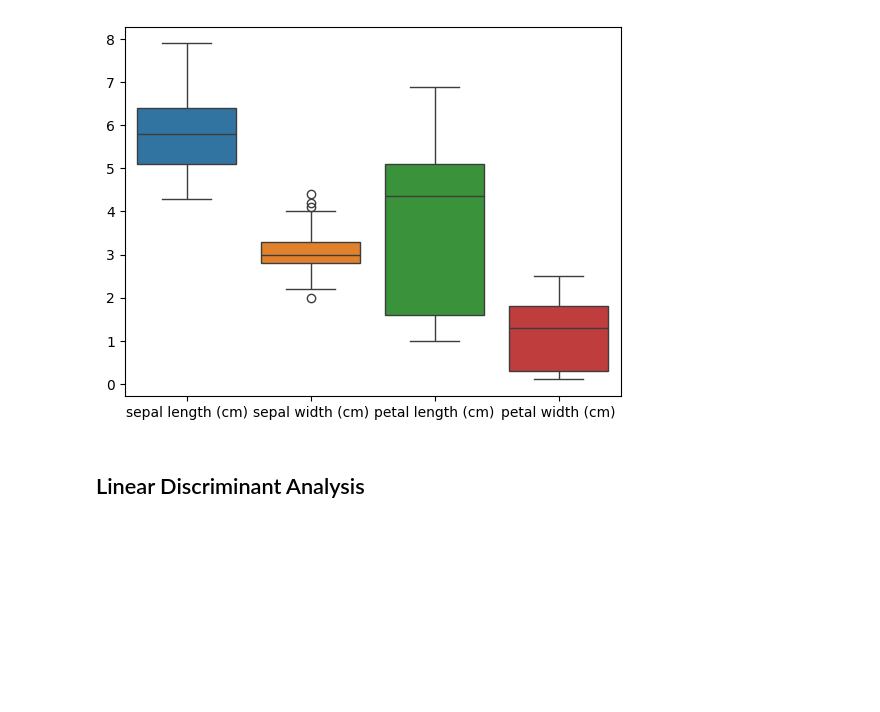
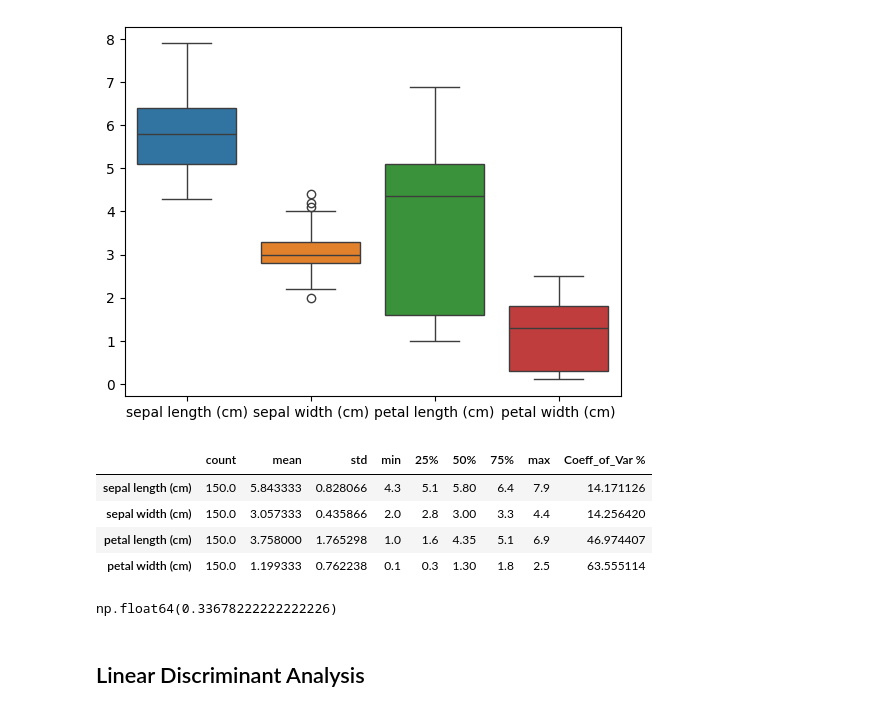
Before and after one commit to EdwinVivek/ML-hands-on-notebooks, a Jupyter notebook: Multiclass classification/iris-prediction.ipynb, the cells around one changed output. Saved outputs shown, nothing was run; the diff lists cells and outputs as text; code cells hidden in the pictures; blank space fills up the shorter version.

Commit message:
multiclass classification notebook tweaks; added probability_calibration.ipynb

```diff
--- a/Multiclass classification/iris-prediction.ipynb
+++ b/Multiclass classification/iris-prediction.ipynb
@@ -13,11 +13,16 @@ from sklearn.metrics import accuracy_score
 from sklearn.discriminant_analysis import LinearDiscriminantAnalysis
 from sklearn.neighbors import KNeighborsClassifier
 from sklearn.preprocessing import StandardScaler
-from sklearn.metrics import accuracy_score, roc_auc_score, roc_curve, confusion_matrix, mean_squared_error
+from sklearn.metrics import accuracy_score, roc_auc_score, roc_curve, confusion_matrix, mean_squared_error, classification_report
 import plotly.express as px
 from sklearn.linear_model import LogisticRegression
+from IPython.core.interactiveshell import InteractiveShell
+InteractiveShell.ast_node_interactivity = "all"
 
 %matplotlib inline
+
+pd.set_option('display.float_format', lambda x: '%.9f' % x)
+np.set_printoptions(suppress=True, precision=9) # precision sets the number of decimal places
 # %%
 data = load_iris()
 iris = pd.DataFrame(data.data, columns=data.feature_names)
@@ -81,3 +87,18 @@ y_train_numeric = np.array([class_mapping[label] for label in y_train])
+# %%
+stats = X.describe().T
+stats["Coeff_of_Var %"] = stats["std"] / stats["mean"] * 100
+stats
+# %% [output]
+|  | count | mean | std | min | 25% | 50% | 75% | max | Coeff_of_Var % |
+| sepal length (cm) | 150.0 | 5.843333 | 0.828066 | 4.3 | 5.1 | 5.80 | 6.4 | 7.9 | 14.171126 |
+| sepal width (cm) | 150.0 | 3.057333 | 0.435866 | 2.0 | 2.8 | 3.00 | 3.3 | 4.4 | 14.256420 |
+| petal length (cm) | 150.0 | 3.758000 | 1.765298 | 1.0 | 1.6 | 4.35 | 5.1 | 6.9 | 46.974407 |
+| petal width (cm) | 150.0 | 1.199333 | 0.762238 | 0.1 | 0.3 | 1.30 | 1.8 | 2.5 | 63.555114 |
+# %%
+mad = np.mean(np.abs(X["sepal width (cm)"] - np.mean(X["sepal width (cm)"])))
+mad
+# %% [output]
+np.float64(0.33678222222222226)
 # %% [markdown]
 ## Linear Discriminant Analysis
 # %%
```
Also changed, not shown: parts of 47 cells of this notebook, 4 other files.
